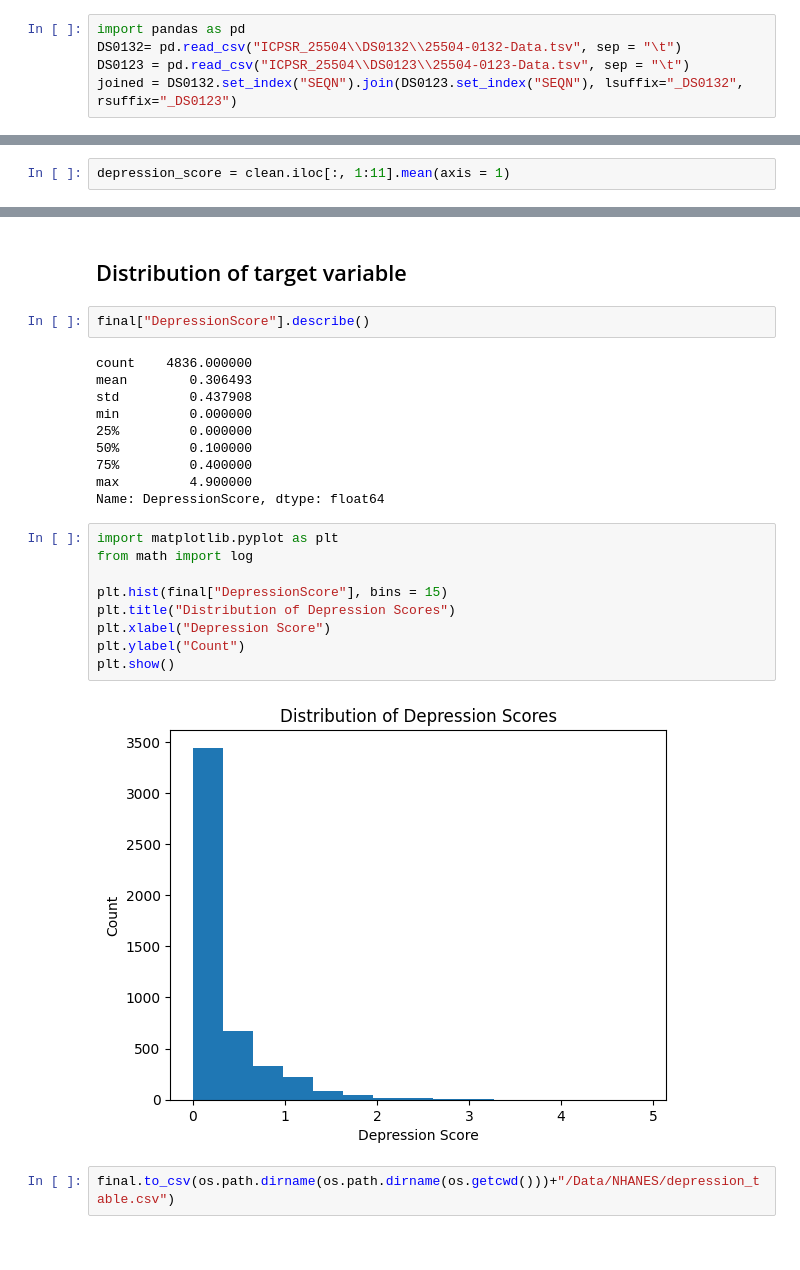
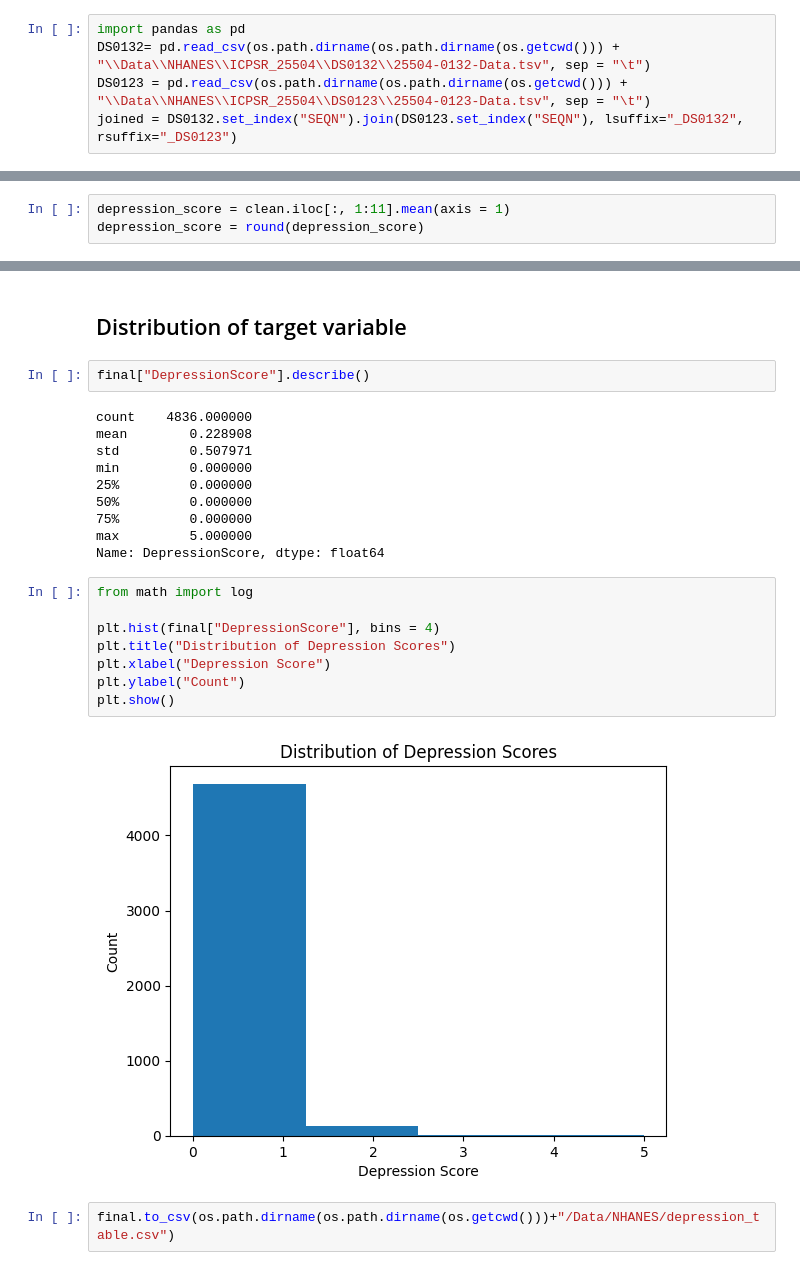
Before and after one commit to gmandl10/DATA495.github.io, a Jupyter notebook: Applications/Application1/EDA.ipynb, the cells around one changed output, grey strips where cells are left out. Cells and saved outputs as stored; diff of their text form.

```diff
--- a/Applications/Application1/EDA.ipynb
+++ b/Applications/Application1/EDA.ipynb
@@ -350,7 +253,7 @@ The only potential uses of having surveys from different years is to see if a mo
 ## Joining Datasets
 # %%
 import pandas as pd
-DS0132= pd.read_csv("ICPSR_25504\\DS0132\\25504-0132-Data.tsv", sep = "\t")
-DS0123 = pd.read_csv("ICPSR_25504\\DS0123\\25504-0123-Data.tsv", sep = "\t")
+DS0132= pd.read_csv(os.path.dirname(os.path.dirname(os.getcwd())) + "\\Data\\NHANES\\ICPSR_25504\\DS0132\\25504-0132-Data.tsv", sep = "\t")
+DS0123 = pd.read_csv(os.path.dirname(os.path.dirname(os.getcwd())) + "\\Data\\NHANES\\ICPSR_25504\\DS0123\\25504-0123-Data.tsv", sep = "\t")
 joined = DS0132.set_index("SEQN").join(DS0123.set_index("SEQN"), lsuffix="_DS0132", rsuffix="_DS0123")
 # %%
@@ -531,5 +413,6 @@ clean = DS209[DS209.iloc[:, 1:11].isnull().mean(axis = 1) != 1]
 # %%
 depression_score = clean.iloc[:, 1:11].mean(axis = 1)
+depression_score = round(depression_score)
 # %%
 final = pd.concat([clean, depression_score], axis = 1).rename(columns = {0:"DepressionScore"}).set_index("SEQN")
 # %% [markdown]
@@ -538,24 +421,23 @@ final = pd.concat([clean, depression_score], axis = 1).rename(columns = {0:"Depr
 final["DepressionScore"].describe()
 # %% [output]
 count    4836.000000
-mean        0.306493
-std         0.437908
+mean        0.228908
+std         0.507971
 min         0.000000
 25%         0.000000
-50%         0.100000
-75%         0.400000
-max         4.900000
+50%         0.000000
+75%         0.000000
+max         5.000000
 Name: DepressionScore, dtype: float64
 # %%
-import matplotlib.pyplot as plt
 from math import log
 
-plt.hist(final["DepressionScore"], bins = 15)
+plt.hist(final["DepressionScore"], bins = 4)
 plt.title("Distribution of Depression Scores")
 plt.xlabel("Depression Score")
 plt.ylabel("Count")
 plt.show()
 # %% [output]
-[figure, old version]
+[figure, new version]
 # %%
 final.to_csv(os.path.dirname(os.path.dirname(os.getcwd()))+"/Data/NHANES/depression_table.csv")
```
Also changed, not shown: parts of 34 cells of this notebook, 1 other file.
